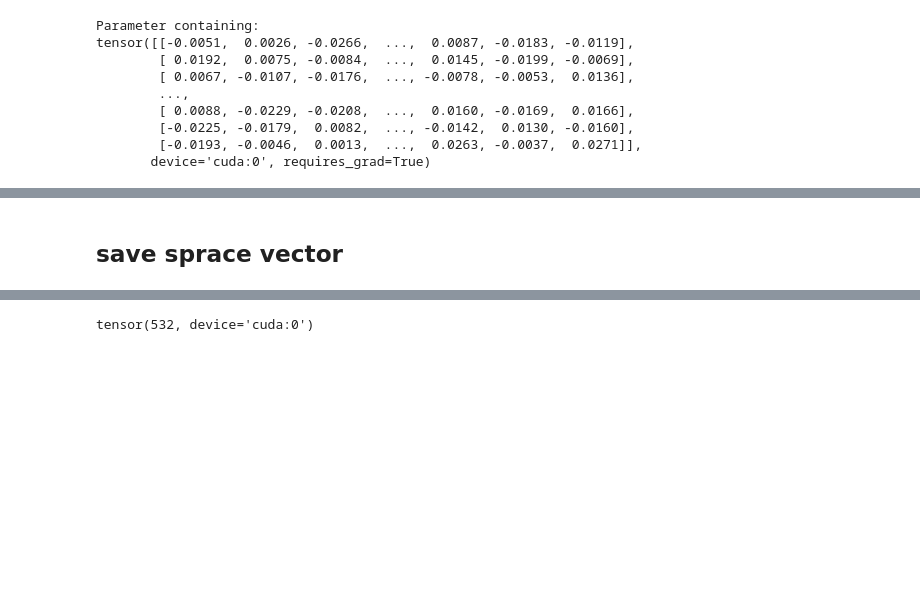
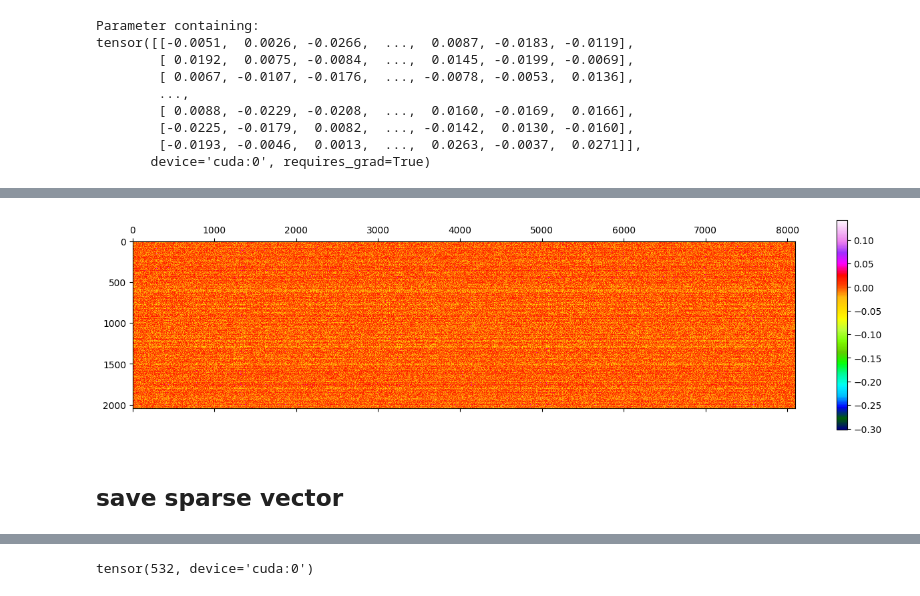
Before and after one commit to Alikata/vkr, a Jupyter notebook: get_feature_basis.ipynb, the cells around one changed output, grey strips where cells are left out. Cells and saved outputs as stored; diff of their text form; code cells hidden in the pictures; blank space fills up the shorter version.

```diff
--- a/get_feature_basis.ipynb
+++ b/get_feature_basis.ipynb
@@ -300,5 +300,13 @@ plt.show()
+# %%
+plt.matshow(autoencoder.encoder.weight.detach().cpu().numpy().T, cmap='gist_ncar')
+plt.colorbar()#ticks=[-1, -0.5, 0, 0.5, 1])
+#plt.clim(-1,1)
+plt.savefig("autoencoder_encoder.pdf", format="pdf")
+plt.show()
+# %% [output]
+[figure, added]
 # %% [markdown]
-## save sprace vector
+## save sparse vector
 # %%
 
 import tqdm as tqdm
```
Also changed, not shown: parts of 89 cells of this notebook, 1 other file.
